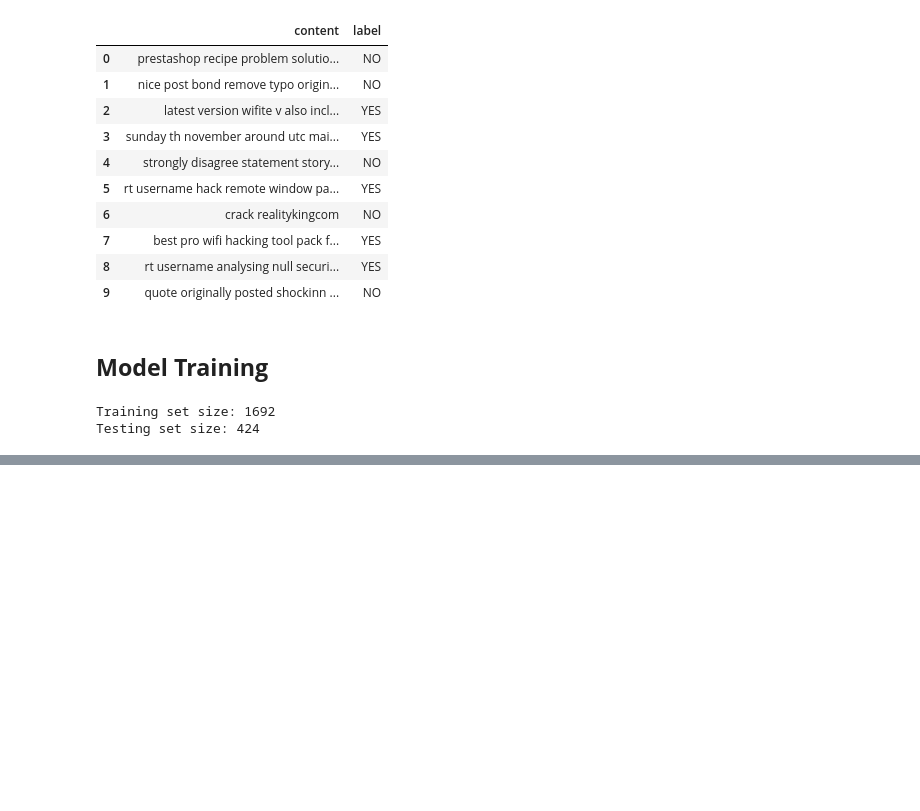
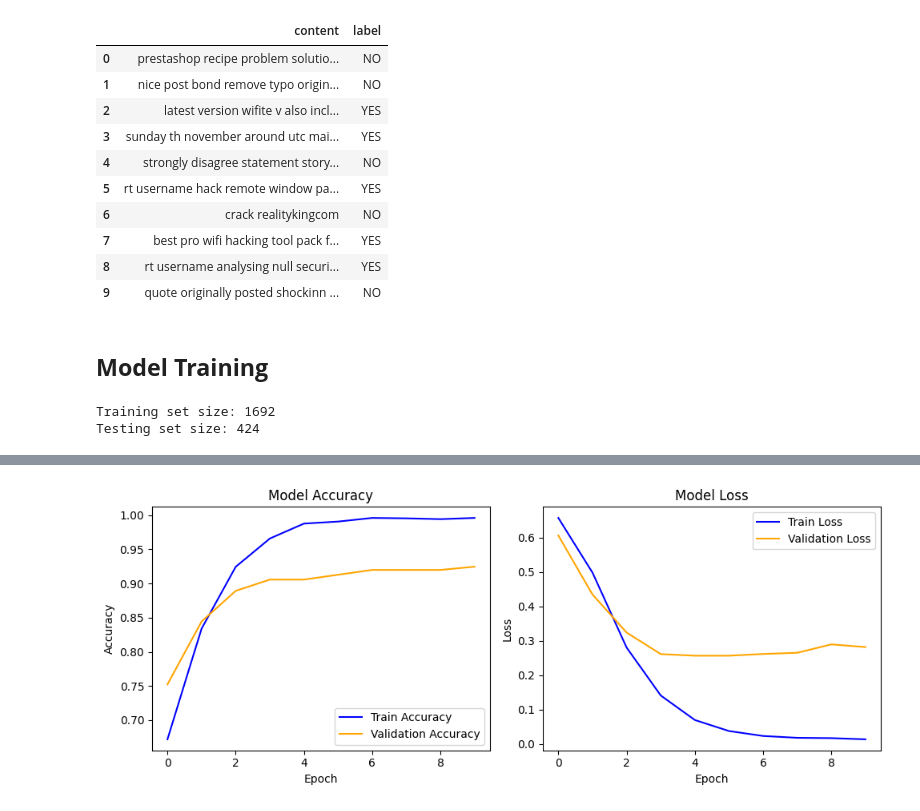
Before and after one commit to rydzze/Sentiment-Analysis-on-Hacker-Forums, a Jupyter notebook: cnn.ipynb, the cells around one changed output, grey strips where cells are left out. Saved outputs shown, nothing was run; the diff lists cells and outputs as text; code cells hidden in the pictures; blank space fills up the shorter version.

Commit message:
improve train, add plot

```diff
--- a/cnn.ipynb
+++ b/cnn.ipynb
@@ -110,13 +111,13 @@ tokenizer = Tokenizer(num_words=10000)
 tokenizer.fit_on_texts(df['content'])
 
 X_seq = tokenizer.texts_to_sequences(df['content'])
-X_pad = pad_sequences(X_seq, padding='post', maxlen=100)
+X = pad_sequences(X_seq, padding='post', maxlen=100)
 y = df['label']
 
 label_encoder = LabelEncoder()
 y = label_encoder.fit_transform(y)
 
-X_train, X_test, y_train, y_test = train_test_split(X_pad, y, test_size=0.2, random_state=42)
+X_train, X_test, y_train, y_test = train_test_split(X, y, test_size=0.2, random_state=42)
 
 print(f"Training set size: {len(X_train)}")
 print(f"Testing set size: {len(X_test)}")
@@ -128,7 +129,7 @@ Testing set size: 424
 cnn = Sequential()
 
 # Embedding layer
-cnn.add(Embedding(input_dim=10000, output_dim=128, input_length=100))
+cnn.add(Embedding(input_dim=10000, output_dim=128))
 
 # Convolutional layer
 cnn.add(Conv1D(filters=128, kernel_size=5, activation='relu'))
@@ -142,14 +143,10 @@ cnn.add(GlobalMaxPooling1D())
 # Dense layer
 cnn.add(Dense(1, activation='sigmoid'))
 
-# Compile model
-cnn.compile(loss='binary_crossentropy', optimizer='adam', metrics=['accuracy'])
+# Compile the model
+cnn.compile(loss='binary_crossentropy', optimizer=Adam(learning_rate=0.001), metrics=['accuracy'])
 
 # Train the model
-cnn_history = cnn.fit(X_train, y_train, epochs=10, batch_size=64, validation_data=(X_test, y_test))
-
-# Evaluate the model
-cnn_loss, cnn_acc = cnn.evaluate(X_test, y_test)
-print(f"CNN Model Accuracy: {cnn_acc:.2f}")
+history = cnn.fit(X_train, y_train, epochs=10, batch_size=64, validation_data=(X_test, y_test))
 # %% [output]
 Epoch 1/10
@@ -171,0 +205,24 @@ CNN Model Accuracy: 0.92
+# %%
+fig, ax = plt.subplots(1, 2, figsize=(10, 4))
+
+# Plot training and validation accuracy
+ax[0].plot(history.history['accuracy'], label='Train Accuracy', color='blue')
+ax[0].plot(history.history['val_accuracy'], label='Validation Accuracy', color='orange')
+ax[0].set_title('Model Accuracy')
+ax[0].set_xlabel('Epoch')
+ax[0].set_ylabel('Accuracy')
+ax[0].legend()
+
+# Plot training and validation loss
+ax[1].plot(history.history['loss'], label='Train Loss', color='blue')
+ax[1].plot(history.history['val_loss'], label='Validation Loss', color='orange')
+ax[1].set_title('Model Loss')
+ax[1].set_xlabel('Epoch')
+ax[1].set_ylabel('Loss')
+ax[1].legend()
+
+# Adjust layout and display the plots
+plt.tight_layout()
+plt.show()
+# %% [output]
+[figure, added]
```
Also changed, not shown: parts of 6 cells of this notebook, 3 other files.
